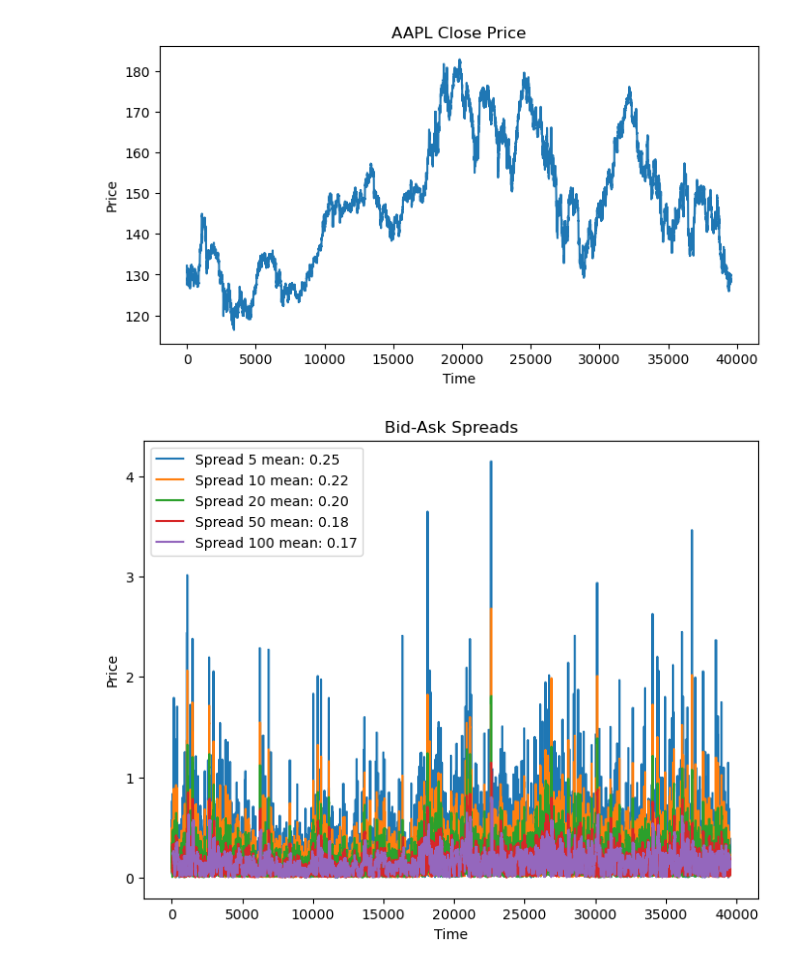
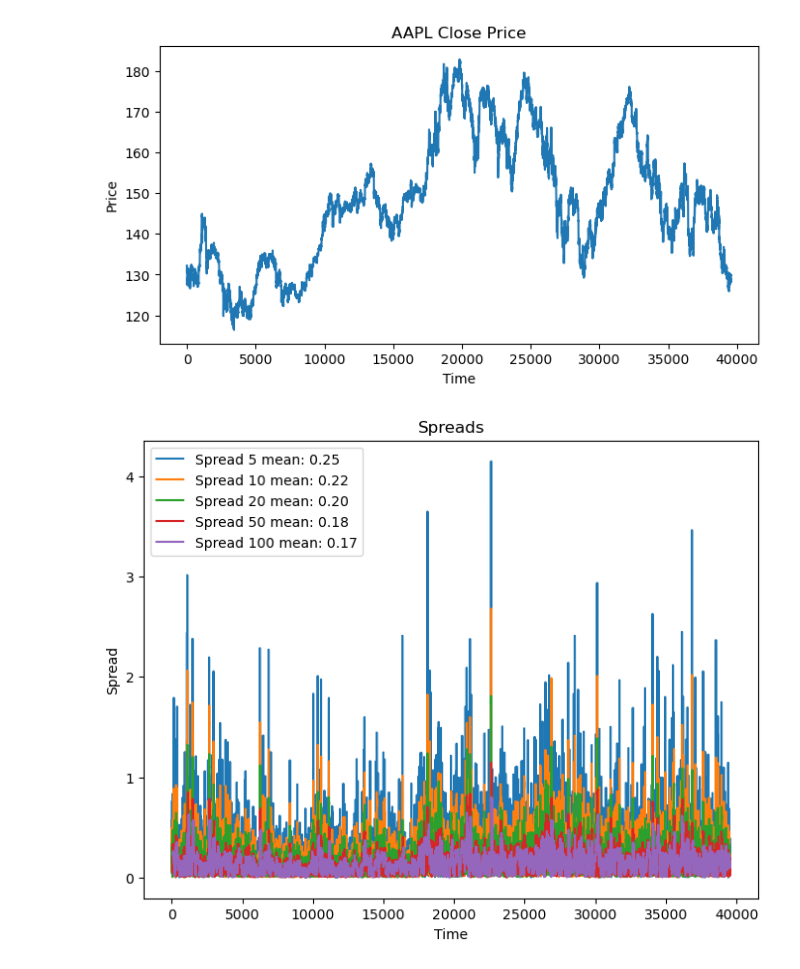
Before and after one commit to LuisMB09/Trading, a Jupyter notebook: effective_spread.ipynb, the cells around one changed output. Drawn from its saved outputs; the diff is of its cells as text; code cells hidden in the pictures.

```diff
--- a/effective_spread.ipynb
+++ b/effective_spread.ipynb
@@ -18,0 +48,8 @@ s = $2 \sqrt{cov}$
+# %%
+bid_ask_df = pd.DataFrame()
+
+for i in range(len(windows)):
+    bid_ask_df[f'Bid_{windows[i]}'] = np.where(df['Diff'] > 0, df['Close'] - df[f'Spread_{windows[i]}'], df['Close'])
+    bid_ask_df[f'Ask_{windows[i]}'] = np.where(df['Diff'] > 0, df['Close'], df['Close'] + df[f'Spread_{windows[i]}'])
+
+bid_ask_df
@@ -18,0 +79,10 @@ s = $2 \sqrt{cov}$
+# %%
+spreads = [df[f'Spread_{w}'] for w in windows]
+plt.figure(figsize=(8, 6))
+for i, spread in enumerate(spreads):
+    plt.plot(spread, label=f'Spread {windows[i]} mean: {spread.mean():.2f}')
+plt.title('Spreads')
+plt.xlabel('Time')
+plt.ylabel('Spread')
+plt.legend()
+plt.show()
@@ -21,3 +93,9 @@ s = $2 \sqrt{cov}$
+# %%
+df = pd.read_csv('aapl_5m_train.csv')
+df.drop(columns=['Volume', 'Unnamed: 0', 'Timestamp', 'Gmtoffset'], inplace=True)
+df['Diff'] = df['Close'].diff()
+df['Diff_Lag'] = df['Diff'].shift(1)
+df = df.dropna().reset_index(drop=True)
 # %%
 windows = [5, 10, 20, 50, 100]
 
@@ -69,12 +154,12 @@ plt.show()
 # %%
 spreads = [df[f'Spread_{w}'] for w in windows]
 plt.figure(figsize=(8, 6))
 for i, spread in enumerate(spreads):
     plt.plot(spread, label=f'Spread {windows[i]} mean: {spread.mean():.2f}')
-plt.title('Bid-Ask Spreads')
+plt.title('Spreads')
 plt.xlabel('Time')
-plt.ylabel('Price')
+plt.ylabel('Spread')
 plt.legend()
 plt.show()
 # %% [output]
-[figure, old version]
+[figure, new version]
```
Also changed, not shown: parts of 10 cells of this notebook.
